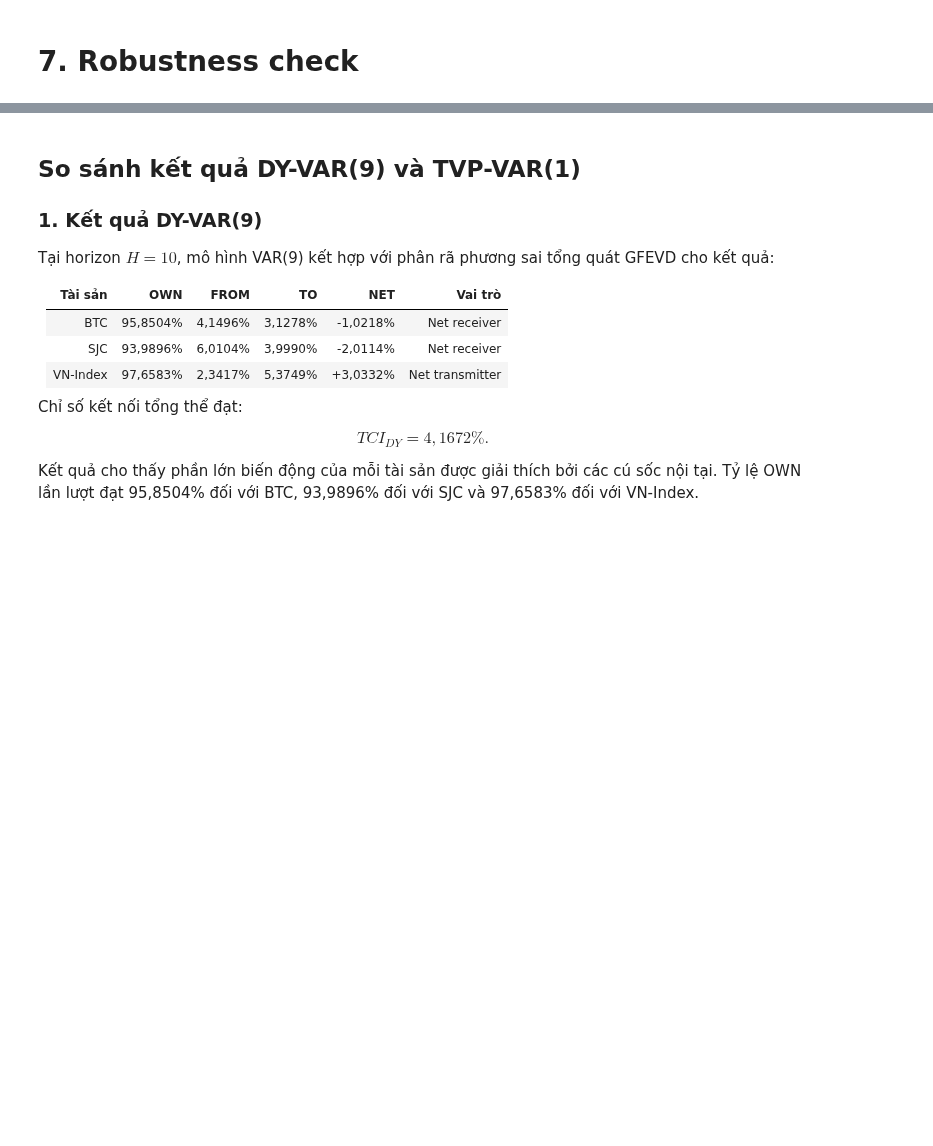
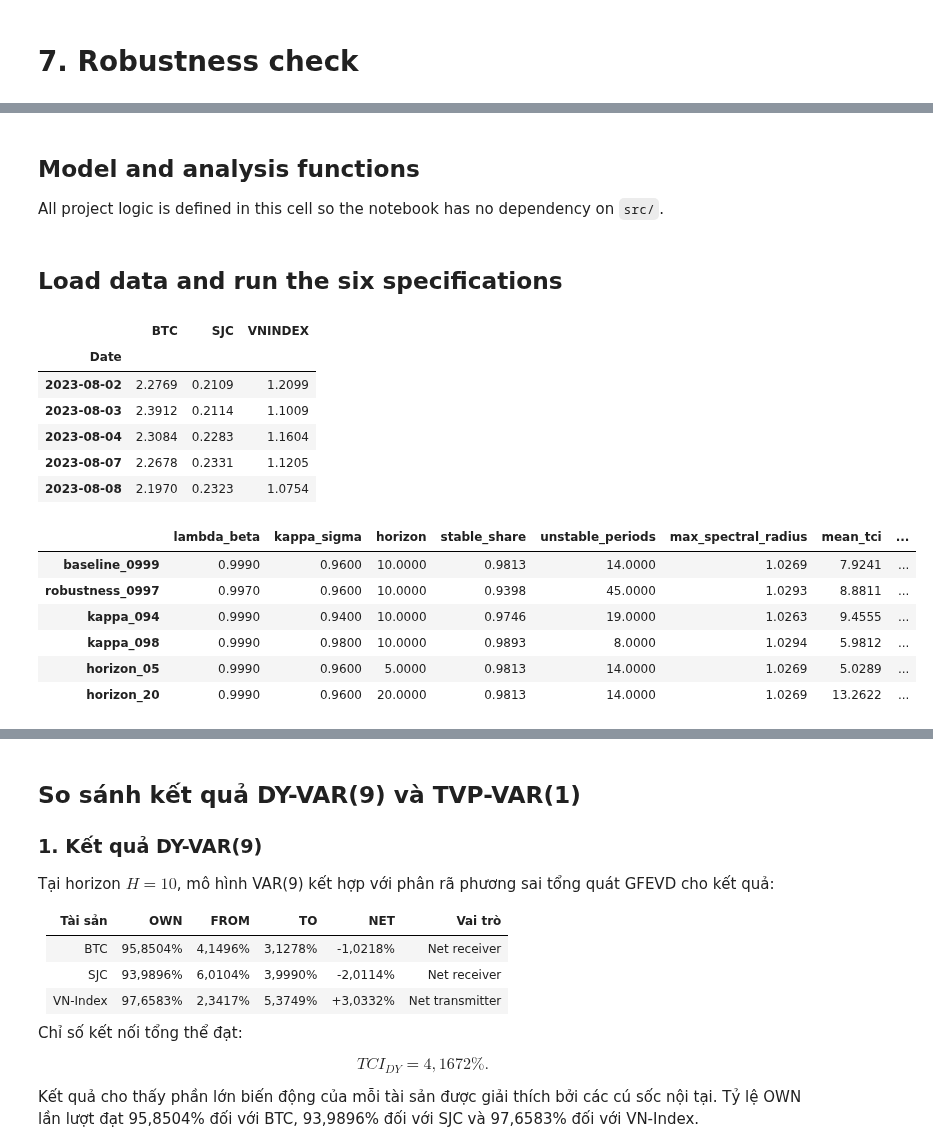
Before and after one commit to htrang22/btc-sjc-vnindex-risk-analysis, a Jupyter notebook: tvp-var-connectedness.ipynb, the cells around one changed output, grey strips where cells are left out. Saved outputs shown, nothing was run; the diff lists cells and outputs as text; code cells hidden in the pictures; blank space fills up the shorter version.

```diff
--- a/tvp-var-connectedness.ipynb
+++ b/tvp-var-connectedness.ipynb
@@ -1367,0 +1382,4 @@ Phuơng pháp kiểm định độ vững của mô hình là phân tích độ
+# %% [markdown]
+## Model and analysis functions
+
+All project logic is defined in this cell so the notebook has no dependency on `src/`.
@@ -1367,0 +1802,36 @@ Phuơng pháp kiểm định độ vững của mô hình là phân tích độ
+# %% [markdown]
+## Load data and run the six specifications
+# %%
+data = var_data.copy()
+display(data.head())
+
+specifications = [
+    {'name': 'baseline_0999', 'lambda_beta': 0.999, 'kappa_sigma': 0.96, 'horizon': 10},
+    {'name': 'robustness_0997', 'lambda_beta': 0.997, 'kappa_sigma': 0.96, 'horizon': 10},
+    {'name': 'kappa_094', 'lambda_beta': 0.999, 'kappa_sigma': 0.94, 'horizon': 10},
+    {'name': 'kappa_098', 'lambda_beta': 0.999, 'kappa_sigma': 0.98, 'horizon': 10},
+    {'name': 'horizon_05', 'lambda_beta': 0.999, 'kappa_sigma': 0.96, 'horizon': 5},
+    {'name': 'horizon_20', 'lambda_beta': 0.999, 'kappa_sigma': 0.96, 'horizon': 20},
+]
+
+results = {
+    specification['name']: run_specification(data, initial_covariance=0.01, **specification)
+    for specification in specifications
+}
+comparison = compare_specifications(list(results.values()))
+comparison
+# %% [output]
+|  | BTC | SJC | VNINDEX |
+| Date |  |  |  |
+| 2023-08-02 | 2.2769 | 0.2109 | 1.2099 |
+| 2023-08-03 | 2.3912 | 0.2114 | 1.1009 |
+| 2023-08-04 | 2.3084 | 0.2283 | 1.1604 |
+| 2023-08-07 | 2.2678 | 0.2331 | 1.1205 |
+| 2023-08-08 | 2.1970 | 0.2323 | 1.0754 |
+|  | lambda_beta | kappa_sigma | horizon | stable_share | unstable_periods | max_spectral_radius | mean_tci | ... |
+| baseline_0999 | 0.9990 | 0.9600 | 10.0000 | 0.9813 | 14.0000 | 1.0269 | 7.9241 | ... |
+| robustness_0997 | 0.9970 | 0.9600 | 10.0000 | 0.9398 | 45.0000 | 1.0293 | 8.8811 | ... |
+| kappa_094 | 0.9990 | 0.9400 | 10.0000 | 0.9746 | 19.0000 | 1.0263 | 9.4555 | ... |
+| kappa_098 | 0.9990 | 0.9800 | 10.0000 | 0.9893 | 8.0000 | 1.0294 | 5.9812 | ... |
+| horizon_05 | 0.9990 | 0.9600 | 5.0000 | 0.9813 | 14.0000 | 1.0269 | 5.0289 | ... |
+| horizon_20 | 0.9990 | 0.9600 | 20.0000 | 0.9813 | 14.0000 | 1.0269 | 13.2622 | ... |
```
Also changed, not shown: parts of 13 cells of this notebook, 7 other files.
